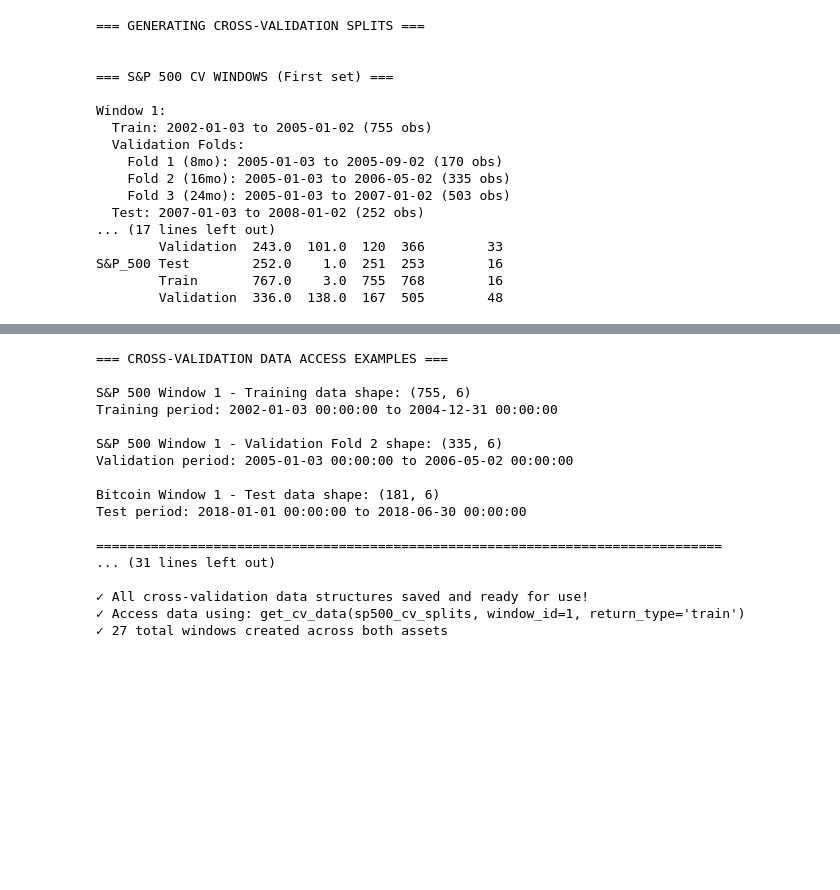
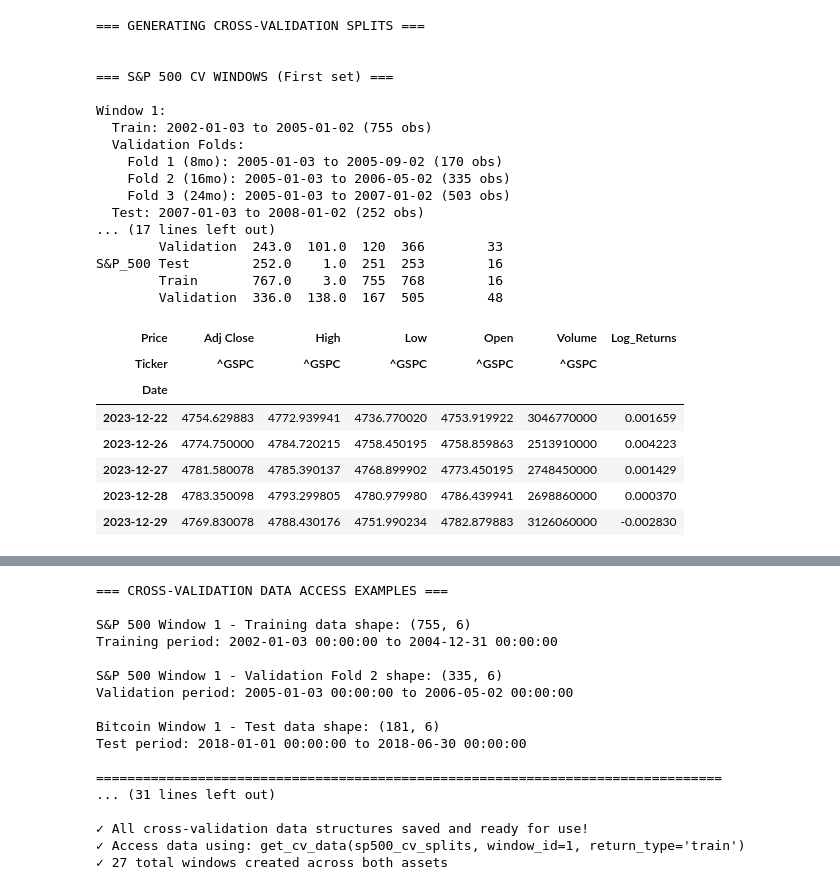
Before and after one commit to LoveraLokeswara/Volatility-Forecasting, a Jupyter notebook: Trading Performance Metrics/ARIMA_LSTM_SVM_New.ipynb, the cells around one changed output, grey strips where cells are left out. Cells and saved outputs as stored; diff of their text form; code cells hidden in the pictures; blank space fills up the shorter version.

```diff
--- a/Trading Performance Metrics/ARIMA_LSTM_SVM_New.ipynb
+++ b/Trading Performance Metrics/ARIMA_LSTM_SVM_New.ipynb
@@ -660,3 +660,14 @@ Window 1:
 S&P_500 Test        252.0    1.0  251  253        16
         Train       767.0    3.0  755  768        16
         Validation  336.0  138.0  167  505        48
+# %%
+sp500_clean.tail()
+# %% [output]
+| Price | Adj Close | High | Low | Open | Volume | Log_Returns |
+| Ticker | ^GSPC | ^GSPC | ^GSPC | ^GSPC | ^GSPC |  |
+| Date |  |  |  |  |  |  |
+| 2023-12-22 | 4754.629883 | 4772.939941 | 4736.770020 | 4753.919922 | 3046770000 | 0.001659 |
+| 2023-12-26 | 4774.750000 | 4784.720215 | 4758.450195 | 4758.859863 | 2513910000 | 0.004223 |
+| 2023-12-27 | 4781.580078 | 4785.390137 | 4768.899902 | 4773.450195 | 2748450000 | 0.001429 |
+| 2023-12-28 | 4783.350098 | 4793.299805 | 4780.979980 | 4786.439941 | 2698860000 | 0.000370 |
+| 2023-12-29 | 4769.830078 | 4788.430176 | 4751.990234 | 4782.879883 | 3126060000 | -0.002830 |
```
Also changed, not shown: parts of 5 cells of this notebook, 2 other files.
